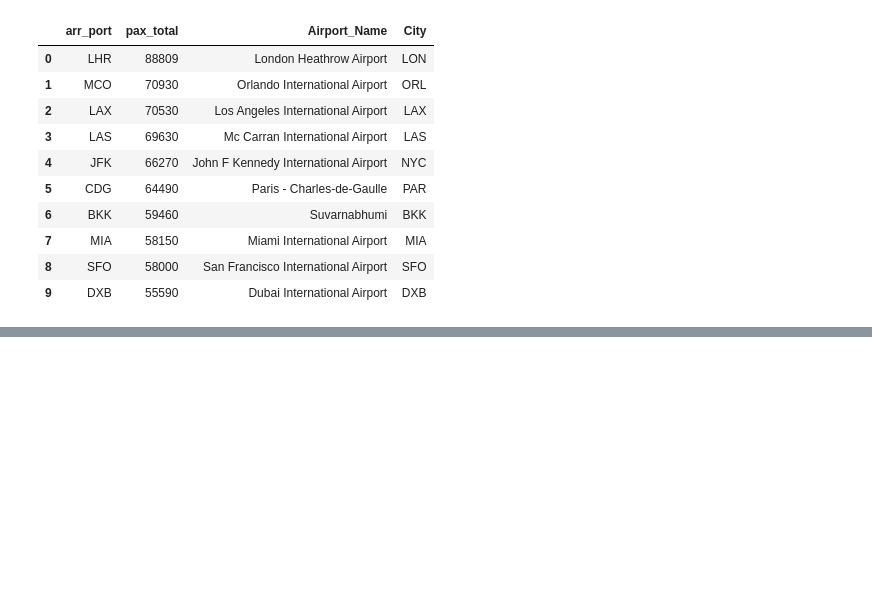
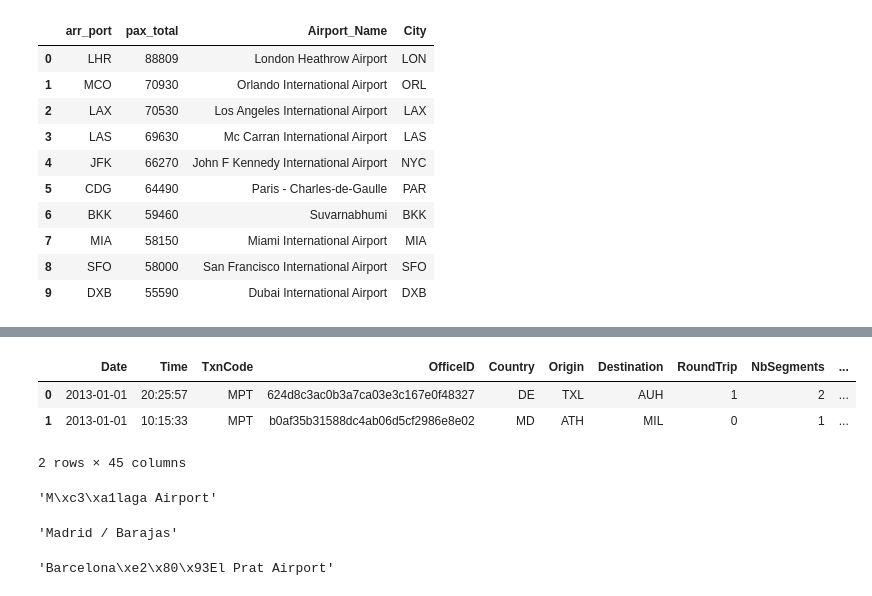
Before and after one commit to XGenAnalytics/data-science, a Jupyter notebook: Flights/Exercises.ipynb, the cells around one changed output, grey strips where cells are left out. Drawn from its saved outputs; the diff is of its cells as text; code cells hidden in the pictures; blank space fills up the shorter version.

```diff
--- a/Flights/Exercises.ipynb
+++ b/Flights/Exercises.ipynb
@@ -95,0 +107,21 @@ Top 10 arrival airports in the world in 2013 with Airport and City Names
+# %%
+df_search=pd.read_table('C:/amadeus/searches.csv',sep='^',iterator=True,chunksize=50000)
+# %%
+df_search.get_chunk(2)
+# %% [output]
+|  | Date | Time | TxnCode | OfficeID | Country | Origin | Destination | RoundTrip | NbSegments | ... |
+| 0 | 2013-01-01 | 20:25:57 | MPT | 624d8c3ac0b3a7ca03e3c167e0f48327 | DE | TXL | AUH | 1 | 2 | ... |
+| 1 | 2013-01-01 | 10:15:33 | MPT | b0af35b31588dc4ab06d5cf2986e8e02 | MD | ATH | MIL | 0 | 1 | ... |
+2 rows × 45 columns
+# %%
+geo_o.get('AGP', 'name')
+# %% [output]
+'M\xc3\xa1laga Airport'
+# %%
+geo_o.get('MAD', 'name')
+# %% [output]
+'Madrid / Barajas'
+# %%
+geo_o.get('BCN', 'name')
+# %% [output]
+'Barcelona\xe2\x80\x93El Prat Airport'
```
Also changed, not shown: parts of 9 cells of this notebook.
